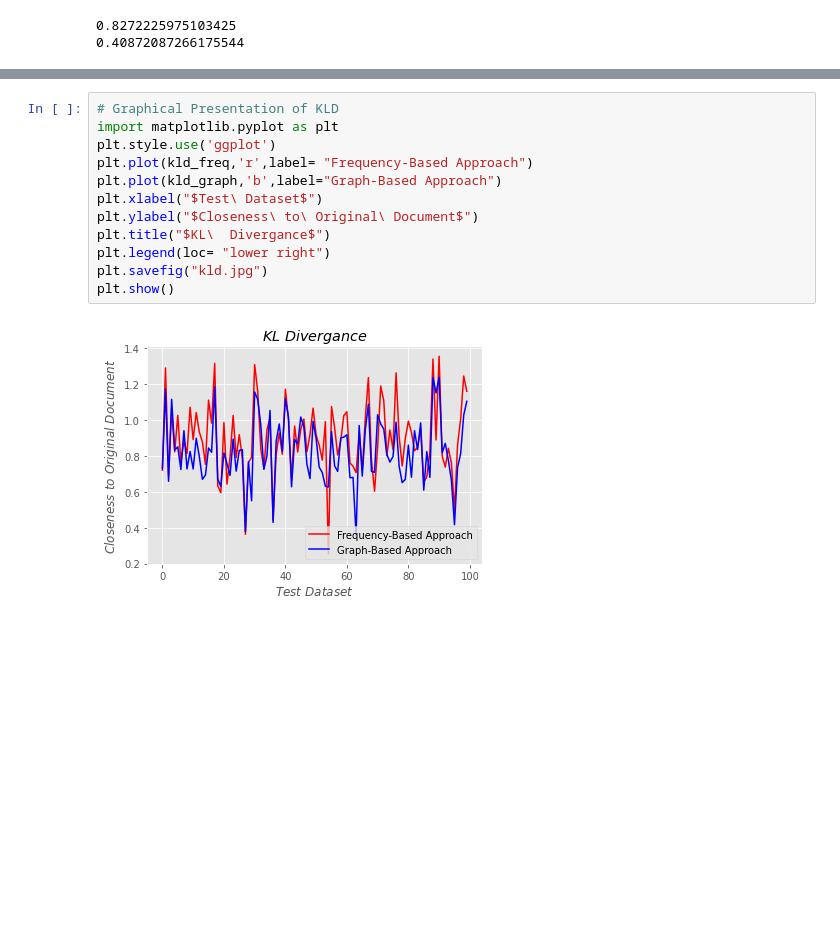
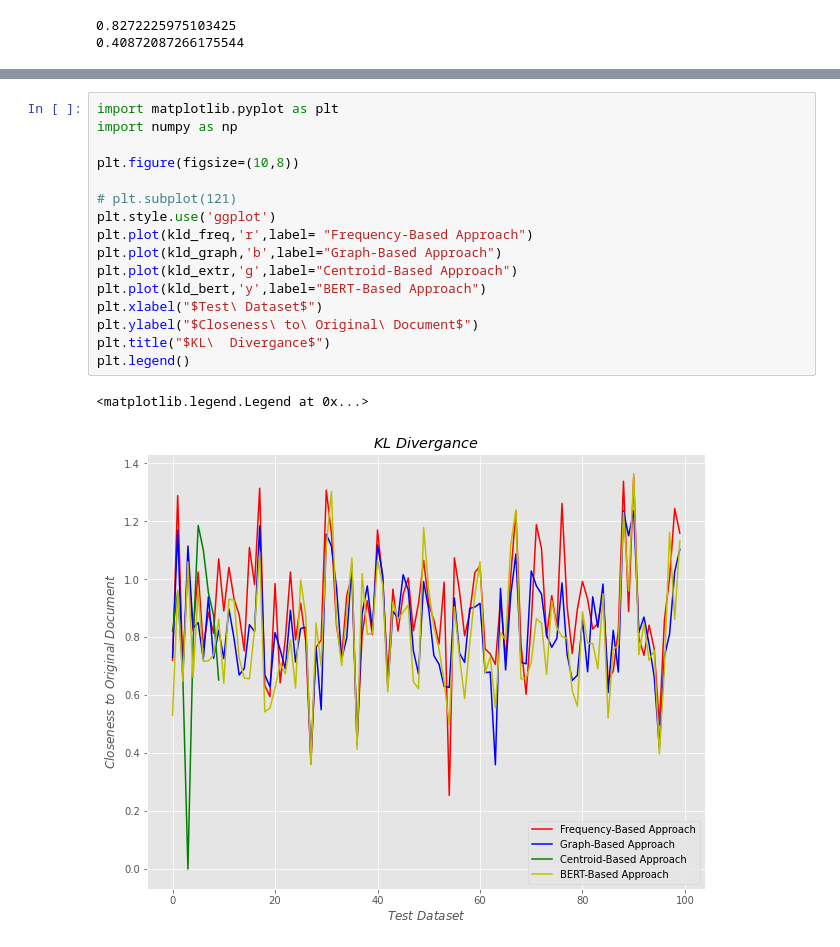
Before and after one commit to NeelKanwal/Attention-based-clinical-note-summarization, a Jupyter notebook: BaslineApproaches.ipynb, the cells around one changed output, grey strips where cells are left out. Saved outputs shown, nothing was run; the diff lists cells and outputs as text; blank space fills up the shorter version.

```diff
--- a/BaslineApproaches.ipynb
+++ b/BaslineApproaches.ipynb
@@ -233,15 +286,20 @@ print(sc.mean(jsd_graph))
 # %%
-# Graphical Presentation of KLD
 import matplotlib.pyplot as plt
+import numpy as np
+
+plt.figure(figsize=(10,8))
+
+# plt.subplot(121)
 plt.style.use('ggplot')
 plt.plot(kld_freq,'r',label= "Frequency-Based Approach")
 plt.plot(kld_graph,'b',label="Graph-Based Approach")
+plt.plot(kld_extr,'g',label="Centroid-Based Approach")
+plt.plot(kld_bert,'y',label="BERT-Based Approach")
 plt.xlabel("$Test\ Dataset$")
 plt.ylabel("$Closeness\ to\ Original\ Document$")
 plt.title("$KL\  Divergance$")
-plt.legend(loc= "lower right")
-plt.savefig("kld.jpg")
-plt.show()
+plt.legend()
 # %% [output]
+<matplotlib.legend.Legend at 0x...>
-[figure, old version]
+[figure, new version]
 # %%
```
Also changed, not shown: parts of 13 cells of this notebook.
